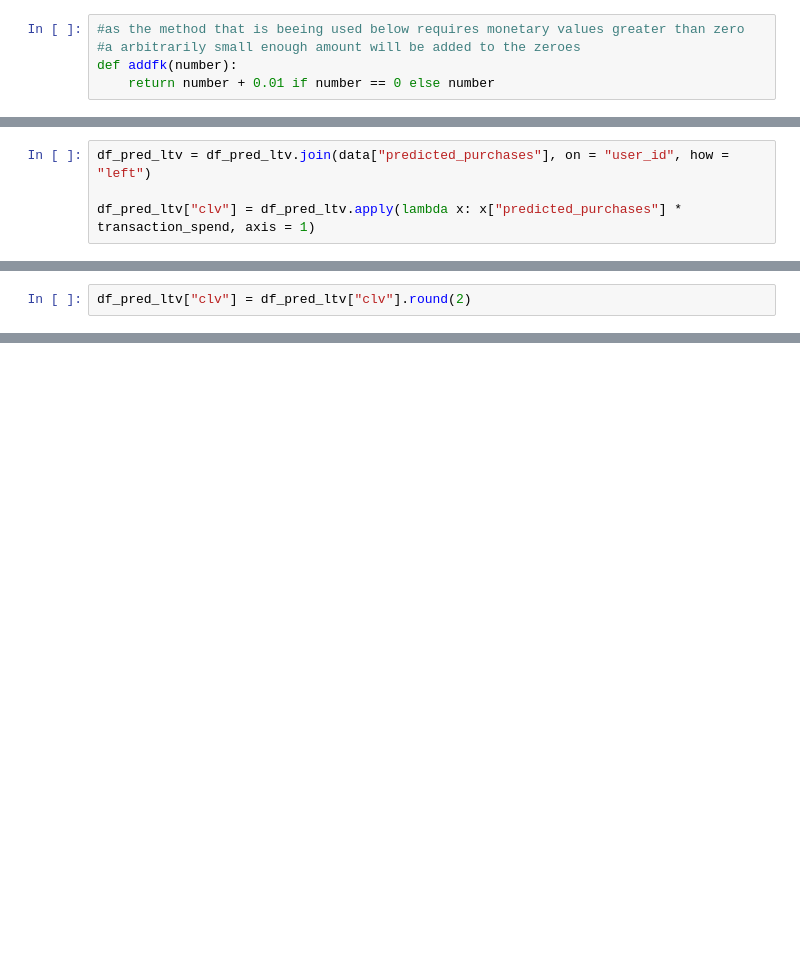
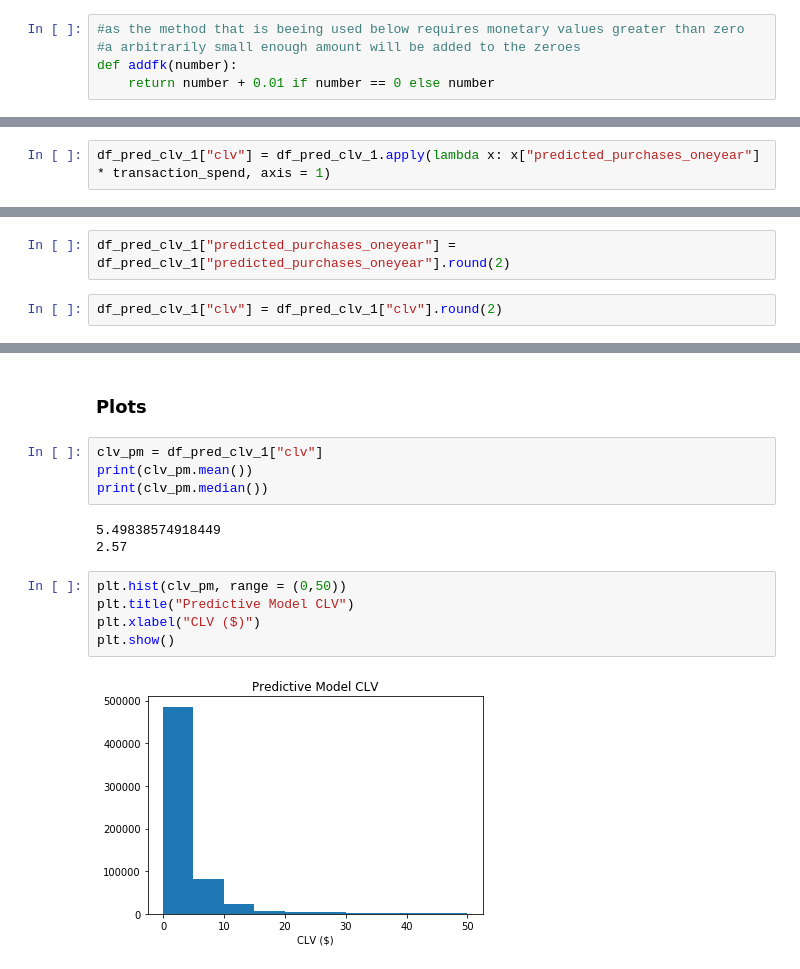
Before and after one commit to s-lau-42/Project_3_Online_Shop_Analysis, a Jupyter notebook: Part_4_Customer_Lifetime_Value.ipynb, the cells around one changed output, grey strips where cells are left out. Saved outputs shown, nothing was run; the diff lists cells and outputs as text; blank space fills up the shorter version.

```diff
--- a/Part_4_Customer_Lifetime_Value.ipynb
+++ b/Part_4_Customer_Lifetime_Value.ipynb
@@ -228,4 +272,2 @@ print(transaction_spend)
 # %%
-df_pred_ltv = df_pred_ltv.join(data["predicted_purchases"], on = "user_id", how = "left")
-
-df_pred_ltv["clv"] = df_pred_ltv.apply(lambda x: x["predicted_purchases"] * transaction_spend, axis = 1)
+df_pred_clv_1["clv"] = df_pred_clv_1.apply(lambda x: x["predicted_purchases_oneyear"] * transaction_spend, axis = 1)
@@ -234,2 +274,4 @@ df_pred_ltv["predicted_purchases"] = df_pred_ltv["predicted_purchases"].round(2)
+# %%
+df_pred_clv_1["predicted_purchases_oneyear"] = df_pred_clv_1["predicted_purchases_oneyear"].round(2)
 # %%
-df_pred_ltv["clv"] = df_pred_ltv["clv"].round(2)
+df_pred_clv_1["clv"] = df_pred_clv_1["clv"].round(2)
@@ -248,0 +340,16 @@ sale.head()
+# %% [markdown]
+### Plots
+# %%
+clv_pm = df_pred_clv_1["clv"]
+print(clv_pm.mean())
+print(clv_pm.median())
+# %% [output]
+5.49838574918449
+2.57
+# %%
+plt.hist(clv_pm, range = (0,50))
+plt.title("Predictive Model CLV")
+plt.xlabel("CLV ($)")
+plt.show()
+# %% [output]
+[figure, added]
```
Also changed, not shown: parts of 48 cells of this notebook, 2 other files.
